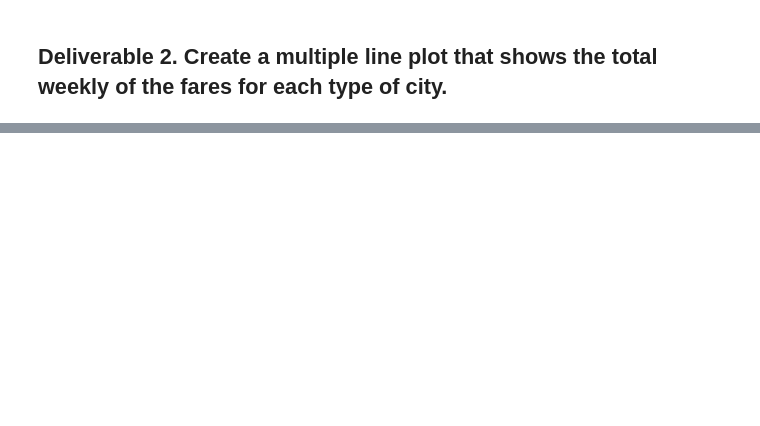
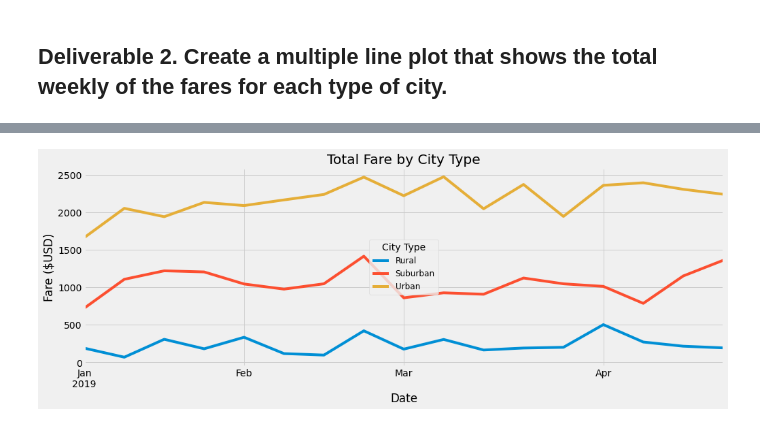
Before and after one commit to rabascoh/rideshare-analysis, a Jupyter notebook: PyBer_Challenge.ipynb, the cells around one changed output, grey strips where cells are left out. Cells and saved outputs as stored; diff of their text form; code cells hidden in the pictures; blank space fills up the shorter version.

```diff
--- a/PyBer_Challenge.ipynb
+++ b/PyBer_Challenge.ipynb
@@ -126,10 +135,12 @@ pyber_summary_df
 # %%
 # 4. Create a pivot table with the 'date' as the index, the columns ='type', and values='fare'
 # to get the total fares for each type of city by the date.
+pivot_df = df.pivot(index='date', columns='type', values='fare')
 # %%
 # 5. Create a new DataFrame from the pivot table DataFrame using loc on the given dates, '2019-01-01':'2019-04-29'.
+new_df = pivot_df.loc['2019-01-01':'2019-04-29']
 # %%
 # 6. Set the "date" index to datetime datatype. This is necessary to use the resample() method in Step 8.
-# df.index = pd.to_datetime(df.index)
+new_df.index = pd.to_datetime(new_df.index)
 # %%
 # 7. Check that the datatype for the index is datetime using df.info()
@@ -136,2 +159,4 @@ pyber_summary_df
 # %%
 # 8. Create a new DataFrame using the "resample()" function by week 'W' and get the sum of the fares for each week.
+weekly_df = new_df.resample('W').sum()
+weekly_df
@@ -138,7 +183,23 @@ pyber_summary_df
 # %%
 # 8. Using the object-oriented interface method, plot the resample DataFrame using the df.plot() function.
 
 # Import the style from Matplotlib.
 from matplotlib import style
 # Use the graph style fivethirtyeight.
 style.use('fivethirtyeight')
+
+fig = weekly_df.plot(kind='line')
+
+# Set the xlabel and ylabel using class methods
+fig.set_xlabel("Date")
+fig.set_ylabel("Fare ($USD)")
+
+plt.legend(fontsize="12", mode="Expanded", loc="best", title="City Type")
+
+plt.title("Total Fare by City Type")
+#plt.rcParams["figure.figsize"] = (15,5)
+
+plt.savefig('analysis/PyBer_fare_summary.png')
+plt.show()
+# %% [output]
+[figure, added]
```
Also changed, not shown: parts of 6 cells of this notebook, 1 other file.
